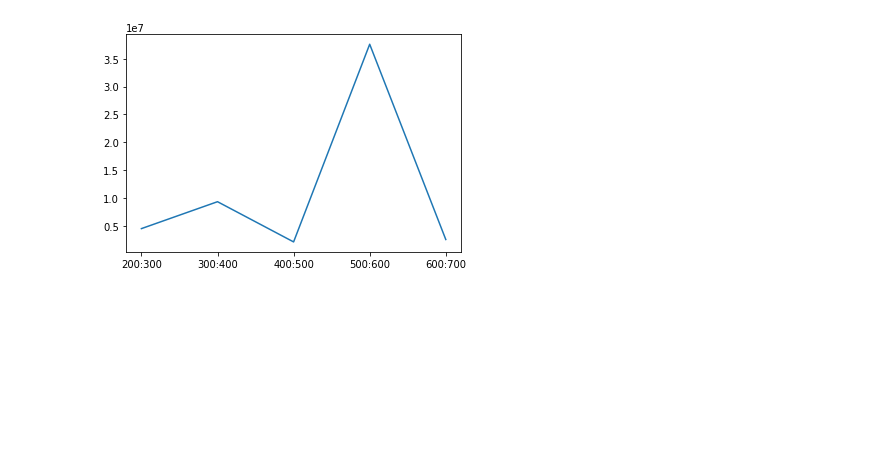
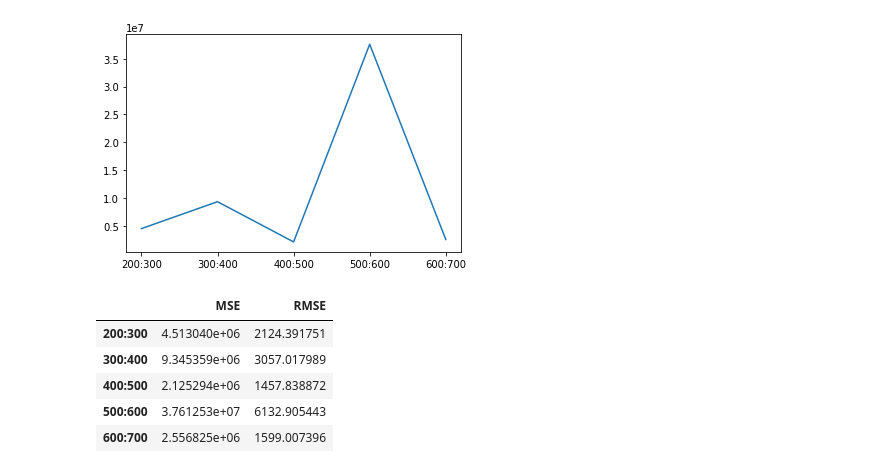
Before and after one commit to GoodrainCN/Covid_Trend, a Jupyter notebook: FL.ipynb, the cells around one changed output. Saved outputs shown, nothing was run; the diff lists cells and outputs as text; code cells hidden in the pictures; blank space fills up the shorter version.

```diff
--- a/FL.ipynb
+++ b/FL.ipynb
@@ -156,6 +156,15 @@ plt.plot(DF.MSE)
 600:700  2.556825e+06  1599.007396
 [<matplotlib.lines.Line2D at 0x...>]
 [figure]
+# %%
+DF
+# %% [output]
+|  | MSE | RMSE |
+| 200:300 | 4.513040e+06 | 2124.391751 |
+| 300:400 | 9.345359e+06 | 3057.017989 |
+| 400:500 | 2.125294e+06 | 1457.838872 |
+| 500:600 | 3.761253e+07 | 6132.905443 |
+| 600:700 | 2.556825e+06 | 1599.007396 |
 # %%
 #Tr Size: 300 days
 info = ['300:400', '400:500', '500:600', '600:700']
```
Also changed, not shown: parts of 6 cells of this notebook, 8 other files.
